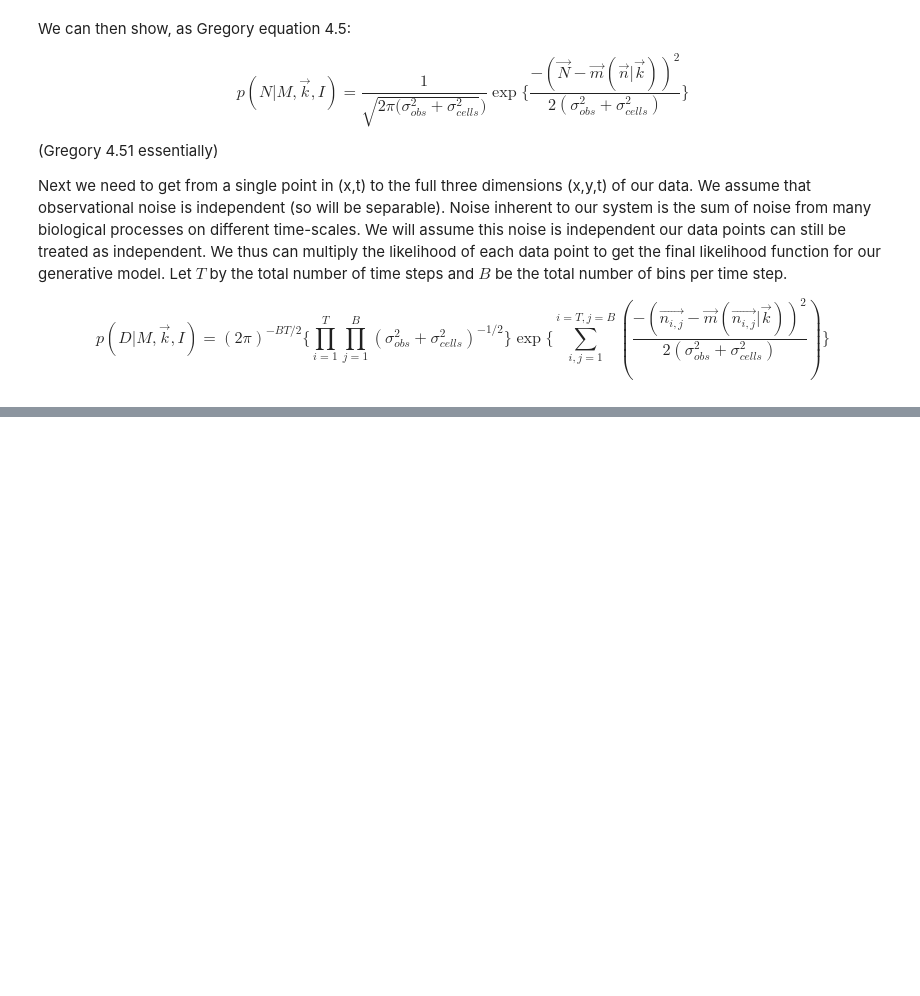
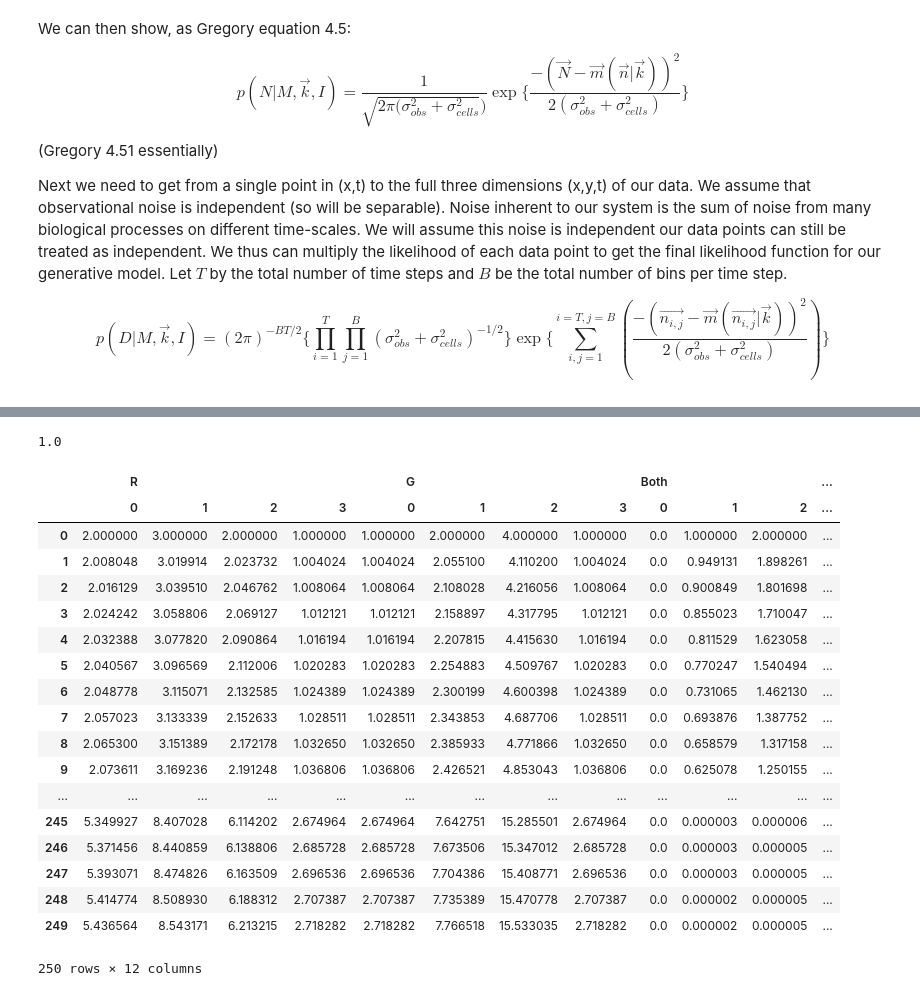
Before and after one commit to tessadgreen/cellfate, a Jupyter notebook: model.ipynb, the cells around one changed output, grey strips where cells are left out. Drawn from its saved outputs; the diff is of its cells as text; code cells hidden in the pictures; blank space fills up the shorter version.

```diff
--- a/model.ipynb
+++ b/model.ipynb
@@ -140,0 +66,41 @@ plt.plot(t, r, 'r', linewidth=lw)
+# %%
+% matplotlib inline
+
+import numpy as np
+import pandas as pd
+from cellfate import model, cell_density_object as cdo
+
+
+params1 = model.test_params
+params2 = [0, 0.05, 0, 0.6, 0.2, 0]
+testobject = cdo.CellDen(pd.read_pickle('cellfate/sample.pkl'), 5)
+a = model.log_likelihood(params1, testobject, 0.4)
+b = model.log_likelihood(params2, testobject, 0.4)
+
+odds = np.exp(a)/np.exp(b)
+
+print(1/(1+1/odds))
+# %% [output]
+1.0
+# %%
+model.np2pd(a)
+# %% [output]
+|  | R |  |  |  | G |  |  |  | Both |  |  | ... |
+|  | 0 | 1 | 2 | 3 | 0 | 1 | 2 | 3 | 0 | 1 | 2 | ... |
+| 0 | 2.000000 | 3.000000 | 2.000000 | 1.000000 | 1.000000 | 2.000000 | 4.000000 | 1.000000 | 0.0 | 1.000000 | 2.000000 | ... |
+| 1 | 2.008048 | 3.019914 | 2.023732 | 1.004024 | 1.004024 | 2.055100 | 4.110200 | 1.004024 | 0.0 | 0.949131 | 1.898261 | ... |
+| 2 | 2.016129 | 3.039510 | 2.046762 | 1.008064 | 1.008064 | 2.108028 | 4.216056 | 1.008064 | 0.0 | 0.900849 | 1.801698 | ... |
+| 3 | 2.024242 | 3.058806 | 2.069127 | 1.012121 | 1.012121 | 2.158897 | 4.317795 | 1.012121 | 0.0 | 0.855023 | 1.710047 | ... |
+| 4 | 2.032388 | 3.077820 | 2.090864 | 1.016194 | 1.016194 | 2.207815 | 4.415630 | 1.016194 | 0.0 | 0.811529 | 1.623058 | ... |
+| 5 | 2.040567 | 3.096569 | 2.112006 | 1.020283 | 1.020283 | 2.254883 | 4.509767 | 1.020283 | 0.0 | 0.770247 | 1.540494 | ... |
+| 6 | 2.048778 | 3.115071 | 2.132585 | 1.024389 | 1.024389 | 2.300199 | 4.600398 | 1.024389 | 0.0 | 0.731065 | 1.462130 | ... |
+| 7 | 2.057023 | 3.133339 | 2.152633 | 1.028511 | 1.028511 | 2.343853 | 4.687706 | 1.028511 | 0.0 | 0.693876 | 1.387752 | ... |
+| 8 | 2.065300 | 3.151389 | 2.172178 | 1.032650 | 1.032650 | 2.385933 | 4.771866 | 1.032650 | 0.0 | 0.658579 | 1.317158 | ... |
+| 9 | 2.073611 | 3.169236 | 2.191248 | 1.036806 | 1.036806 | 2.426521 | 4.853043 | 1.036806 | 0.0 | 0.625078 | 1.250155 | ... |
+| ... | ... | ... | ... | ... | ... | ... | ... | ... | ... | ... | ... | ... |
+| 245 | 5.349927 | 8.407028 | 6.114202 | 2.674964 | 2.674964 | 7.642751 | 15.285501 | 2.674964 | 0.0 | 0.000003 | 0.000006 | ... |
+| 246 | 5.371456 | 8.440859 | 6.138806 | 2.685728 | 2.685728 | 7.673506 | 15.347012 | 2.685728 | 0.0 | 0.000003 | 0.000005 | ... |
+| 247 | 5.393071 | 8.474826 | 6.163509 | 2.696536 | 2.696536 | 7.704386 | 15.408771 | 2.696536 | 0.0 | 0.000003 | 0.000005 | ... |
+| 248 | 5.414774 | 8.508930 | 6.188312 | 2.707387 | 2.707387 | 7.735389 | 15.470778 | 2.707387 | 0.0 | 0.000002 | 0.000005 | ... |
+| 249 | 5.436564 | 8.543171 | 6.213215 | 2.718282 | 2.718282 | 7.766518 | 15.533035 | 2.718282 | 0.0 | 0.000002 | 0.000005 | ... |
+250 rows × 12 columns
```
Also changed, not shown: parts of 1 cell of this notebook, 2 other files.
